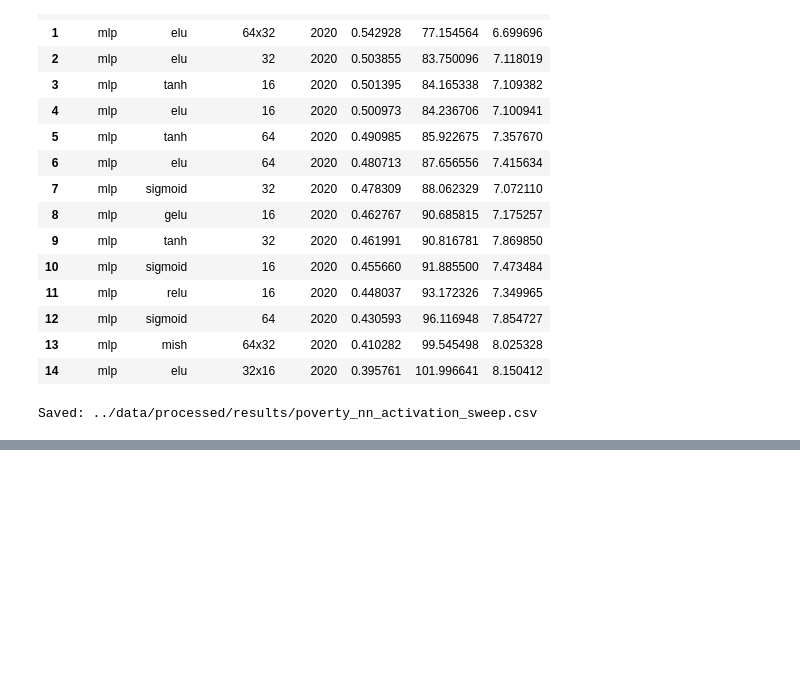
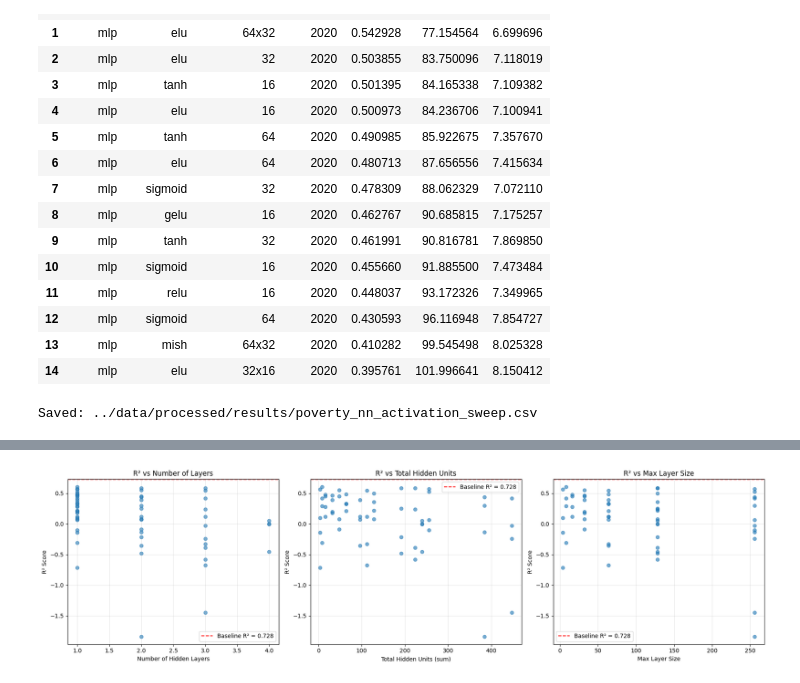
Before and after one commit to hovosukiasyan/capstone, a Jupyter notebook: notebooks/poverty_nn_activation_sweep_step_by_step.ipynb, the cells around one changed output, grey strips where cells are left out. Saved outputs shown, nothing was run; the diff lists cells and outputs as text; code cells hidden in the pictures; blank space fills up the shorter version.

Commit message:
changed layers and sizes to test, no success but documented

```diff
--- a/notebooks/poverty_nn_activation_sweep_step_by_step.ipynb
+++ b/notebooks/poverty_nn_activation_sweep_step_by_step.ipynb
@@ -356,0 +502,39 @@ Any feature that is mathematically tied to `poverty_rate` in the same year (or c
+# %%
+# Visualize performance vs architecture complexity
+import matplotlib.pyplot as plt
+
+mlp_results = results_extended[results_extended["model"] == "mlp"].copy()
+
+fig, axes = plt.subplots(1, 3, figsize=(18, 5))
+
+# R² vs Layer Count
+axes[0].scatter(mlp_results["layer_count"], mlp_results["r2"], alpha=0.6)
+axes[0].axhline(y=baseline["r2"], color='r', linestyle='--', label=f'Baseline R² = {baseline["r2"]:.3f}')
+axes[0].set_xlabel("Number of Hidden Layers")
+axes[0].set_ylabel("R² Score")
+axes[0].set_title("R² vs Number of Layers")
+axes[0].legend()
+axes[0].grid(True, alpha=0.3)
+
+# R² vs Total Units
+axes[1].scatter(mlp_results["total_units"], mlp_results["r2"], alpha=0.6)
+axes[1].axhline(y=baseline["r2"], color='r', linestyle='--', label=f'Baseline R² = {baseline["r2"]:.3f}')
+axes[1].set_xlabel("Total Hidden Units (sum)")
+axes[1].set_ylabel("R² Score")
+axes[1].set_title("R² vs Total Hidden Units")
+axes[1].legend()
+axes[1].grid(True, alpha=0.3)
+
+# R² vs Max Layer Size
+axes[2].scatter(mlp_results["max_layer_size"], mlp_results["r2"], alpha=0.6)
+axes[2].axhline(y=baseline["r2"], color='r', linestyle='--', label=f'Baseline R² = {baseline["r2"]:.3f}')
+axes[2].set_xlabel("Max Layer Size")
+axes[2].set_ylabel("R² Score")
+axes[2].set_title("R² vs Max Layer Size")
+axes[2].legend()
+axes[2].grid(True, alpha=0.3)
+
+plt.tight_layout()
+plt.show()
+# %% [output]
+[figure, added]
```
Also changed, not shown: parts of 9 cells of this notebook, 3 other files.
